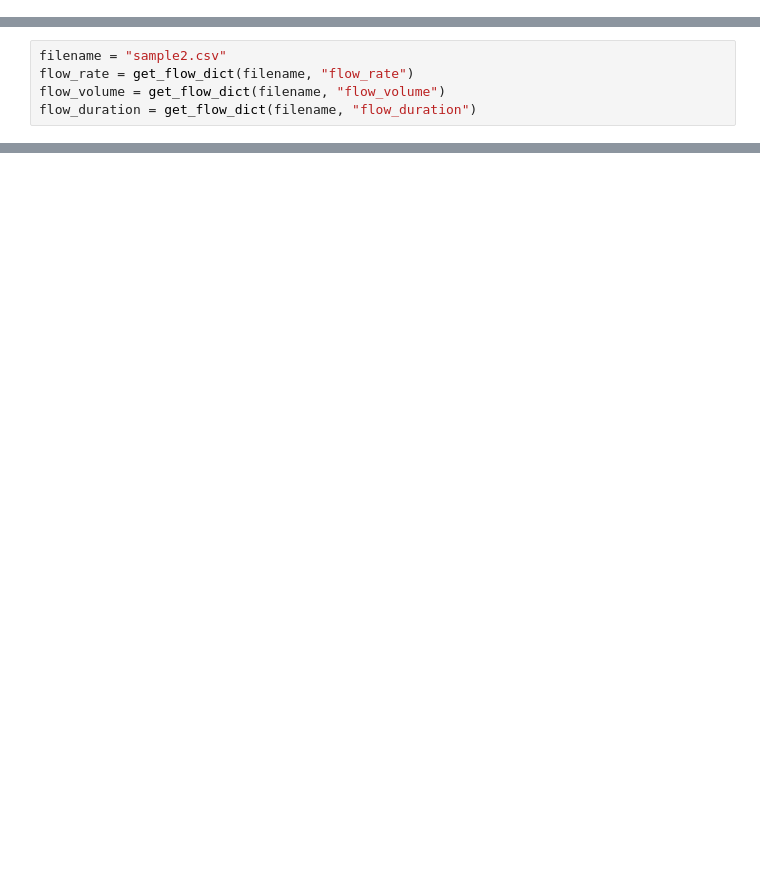
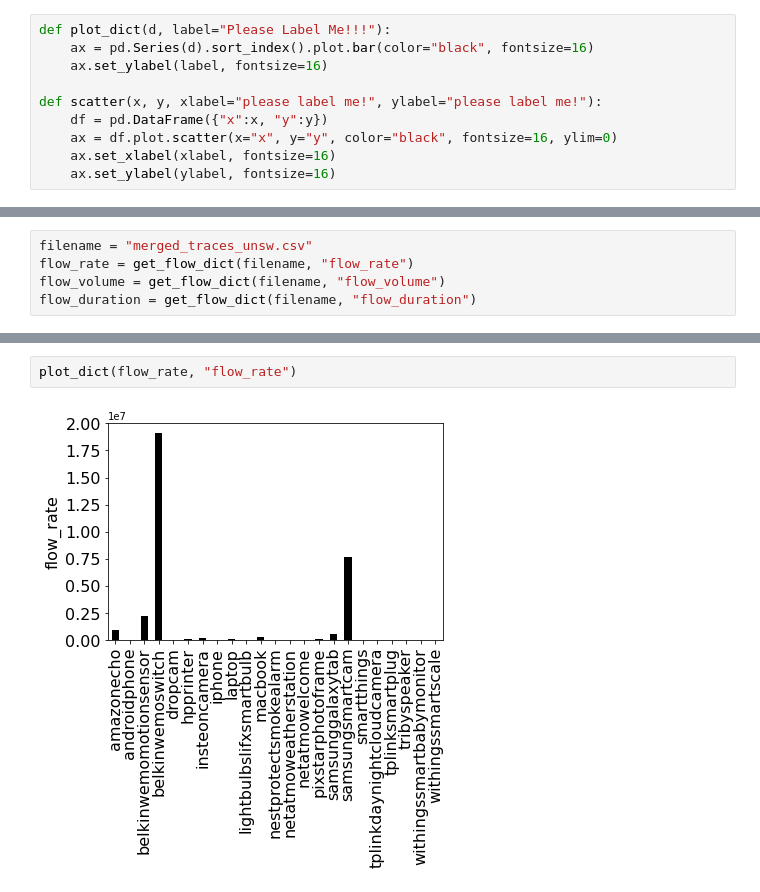
Before and after one commit to Isha28/CS740_Project, a Jupyter notebook: flow_graphs.ipynb, the cells around one changed output, grey strips where cells are left out. Cells and saved outputs as stored; diff of their text form; blank space fills up the shorter version.

Commit message:
added graphs

```diff
--- a/flow_graphs.ipynb
+++ b/flow_graphs.ipynb
@@ -28,0 +4,10 @@ def get_flow_dict(filename, attribute):
+# %%
+def plot_dict(d, label="Please Label Me!!!"):
+    ax = pd.Series(d).sort_index().plot.bar(color="black", fontsize=16)
+    ax.set_ylabel(label, fontsize=16)
+
+def scatter(x, y, xlabel="please label me!", ylabel="please label me!"):
+    df = pd.DataFrame({"x":x, "y":y})
+    ax = df.plot.scatter(x="x", y="y", color="black", fontsize=16, ylim=0)
+    ax.set_xlabel(xlabel, fontsize=16)
+    ax.set_ylabel(ylabel, fontsize=16)
@@ -29,5 +40,5 @@ def get_flow_dict(filename, attribute):
 # %%
-filename = "sample2.csv"
+filename = "merged_traces_unsw.csv"
 flow_rate = get_flow_dict(filename, "flow_rate")
 flow_volume = get_flow_dict(filename, "flow_volume")
 flow_duration = get_flow_dict(filename, "flow_duration")
@@ -37,0 +60,4 @@ flow_duration = get_flow_dict(filename, "flow_duration")
+# %%
+plot_dict(flow_rate, "flow_rate")
+# %% [output]
+[figure, added]
```
Also changed, not shown: parts of 12 cells of this notebook.
